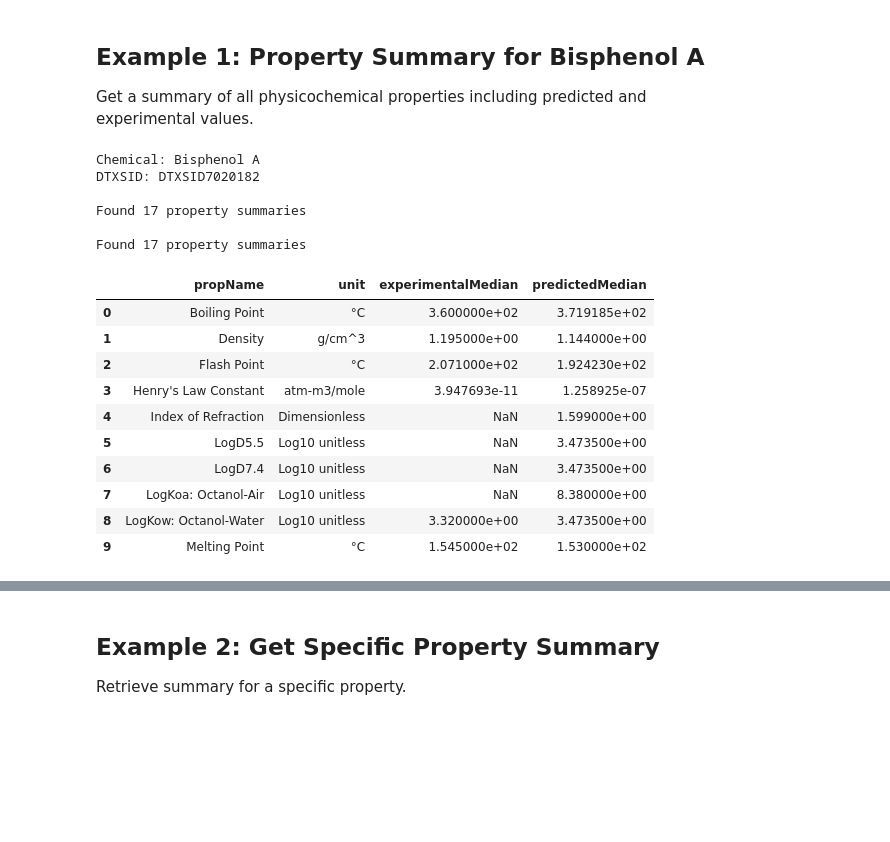
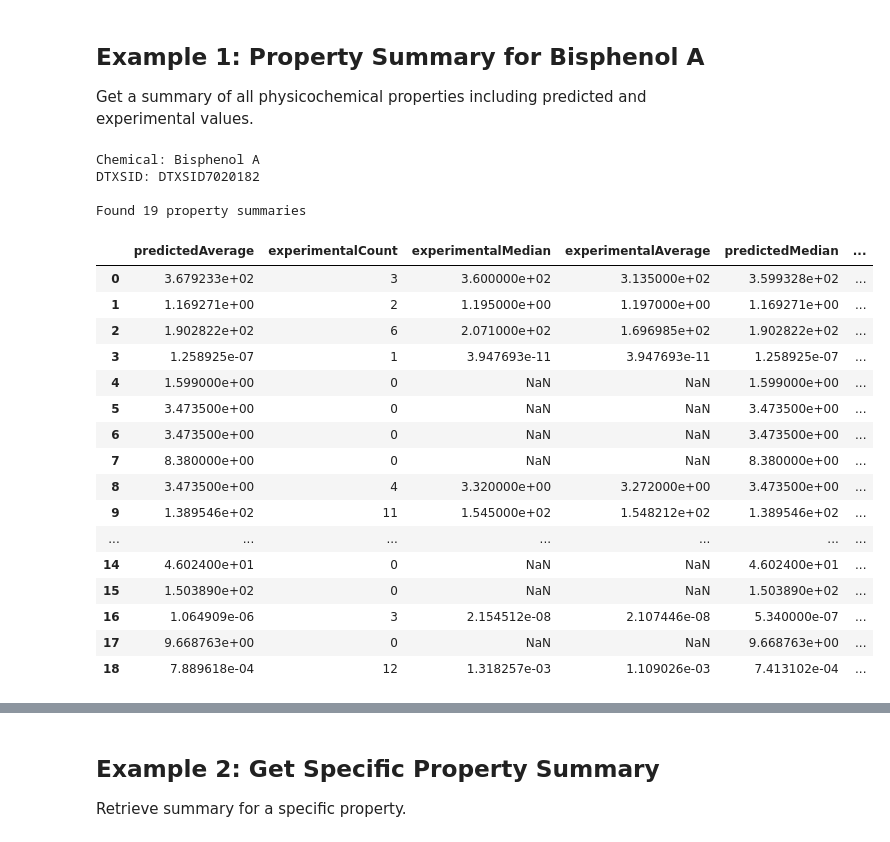
Before and after one commit to USEtox/PyCompTox, a Jupyter notebook: notebooks/chemical_properties_examples.ipynb, the cells around one changed output, grey strips where cells are left out. Drawn from its saved outputs; the diff is of its cells as text; code cells hidden in the pictures; blank space fills up the shorter version.

```diff
--- a/notebooks/chemical_properties_examples.ipynb
+++ b/notebooks/chemical_properties_examples.ipynb
@@ -28,39 +29,42 @@ Get a summary of all physicochemical properties including predicted and experime
 # %%
 # First, find the chemical
 results = searcher.search_by_exact_value("Bisphenol A")
 dtxsid = results[0]['dtxsid']
 print(f"Chemical: {results[0]['preferredName']}")
 print(f"DTXSID: {dtxsid}")
 print()
 
 # Get property summary
 summary = props.get_property_summary_by_dtxsid(dtxsid)
 
 # Display as DataFrame
 df = pd.DataFrame(summary)
 print(f"Found {len(df)} property summaries\n")
 
 # Show key properties
-columns = ['propName', 'unit', 'experimentalMedian', 'predictedMedian']
-display(df[columns].head(10))
+df
 # %% [output]
 Chemical: Bisphenol A
 DTXSID: DTXSID7020182
 
-Found 17 property summaries
-
-Found 17 property summaries
+Found 19 property summaries
-|  | propName | unit | experimentalMedian | predictedMedian |
-| 0 | Boiling Point | °C | 3.600000e+02 | 3.719185e+02 |
-| 1 | Density | g/cm^3 | 1.195000e+00 | 1.144000e+00 |
-| 2 | Flash Point | °C | 2.071000e+02 | 1.924230e+02 |
-| 3 | Henry's Law Constant | atm-m3/mole | 3.947693e-11 | 1.258925e-07 |
-| 4 | Index of Refraction | Dimensionless | NaN | 1.599000e+00 |
-| 5 | LogD5.5 | Log10 unitless | NaN | 3.473500e+00 |
-| 6 | LogD7.4 | Log10 unitless | NaN | 3.473500e+00 |
-| 7 | LogKoa: Octanol-Air | Log10 unitless | NaN | 8.380000e+00 |
-| 8 | LogKow: Octanol-Water | Log10 unitless | 3.320000e+00 | 3.473500e+00 |
-| 9 | Melting Point | °C | 1.545000e+02 | 1.530000e+02 |
+|  | predictedAverage | experimentalCount | experimentalMedian | experimentalAverage | predictedMedian | ... |
+| 0 | 3.679233e+02 | 3 | 3.600000e+02 | 3.135000e+02 | 3.599328e+02 | ... |
+| 1 | 1.169271e+00 | 2 | 1.195000e+00 | 1.197000e+00 | 1.169271e+00 | ... |
+| 2 | 1.902822e+02 | 6 | 2.071000e+02 | 1.696985e+02 | 1.902822e+02 | ... |
+| 3 | 1.258925e-07 | 1 | 3.947693e-11 | 3.947693e-11 | 1.258925e-07 | ... |
+| 4 | 1.599000e+00 | 0 | NaN | NaN | 1.599000e+00 | ... |
+| 5 | 3.473500e+00 | 0 | NaN | NaN | 3.473500e+00 | ... |
+| 6 | 3.473500e+00 | 0 | NaN | NaN | 3.473500e+00 | ... |
+| 7 | 8.380000e+00 | 0 | NaN | NaN | 8.380000e+00 | ... |
+| 8 | 3.473500e+00 | 4 | 3.320000e+00 | 3.272000e+00 | 3.473500e+00 | ... |
+| 9 | 1.389546e+02 | 11 | 1.545000e+02 | 1.548212e+02 | 1.389546e+02 | ... |
+| ... | ... | ... | ... | ... | ... | ... |
+| 14 | 4.602400e+01 | 0 | NaN | NaN | 4.602400e+01 | ... |
+| 15 | 1.503890e+02 | 0 | NaN | NaN | 1.503890e+02 | ... |
+| 16 | 1.064909e-06 | 3 | 2.154512e-08 | 2.107446e-08 | 5.340000e-07 | ... |
+| 17 | 9.668763e+00 | 0 | NaN | NaN | 9.668763e+00 | ... |
+| 18 | 7.889618e-04 | 12 | 1.318257e-03 | 1.109026e-03 | 7.413102e-04 | ... |
 # %%
 summary[0]
 # %% [output]
```
Also changed, not shown: parts of 8 cells of this notebook, 1 other file.
